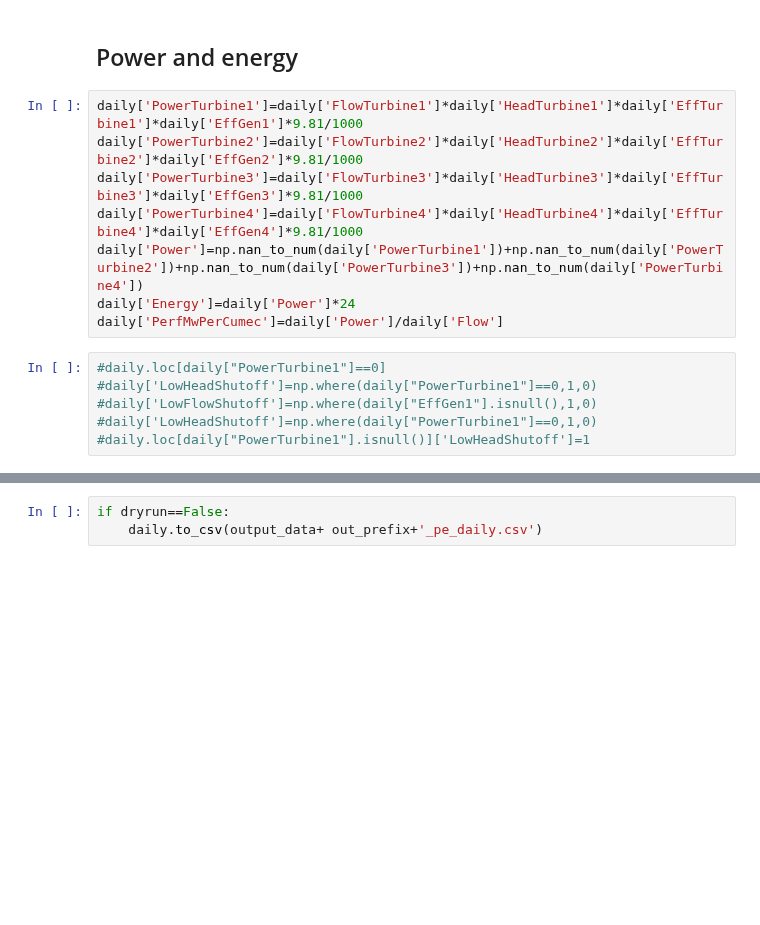
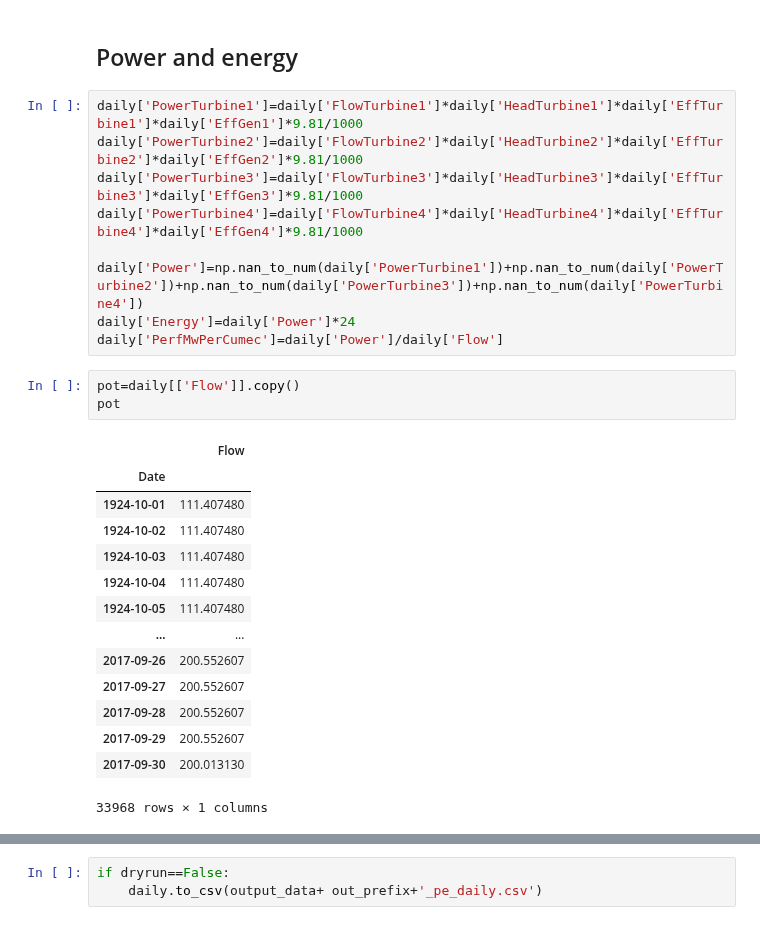
Before and after one commit to AndyFlem/ngonye-notepad, a Jupyter notebook: e_power_energy.ipynb, the cells around one changed output, grey strips where cells are left out. Saved outputs shown, nothing was run; the diff lists cells and outputs as text; blank space fills up the shorter version.

```diff
--- a/e_power_energy.ipynb
+++ b/e_power_energy.ipynb
@@ -463,12 +463,25 @@ daily['PowerTurbine1']=daily['FlowTurbine1']*daily['HeadTurbine1']*daily['EffTur
 daily['PowerTurbine2']=daily['FlowTurbine2']*daily['HeadTurbine2']*daily['EffTurbine2']*daily['EffGen2']*9.81/1000
 daily['PowerTurbine3']=daily['FlowTurbine3']*daily['HeadTurbine3']*daily['EffTurbine3']*daily['EffGen3']*9.81/1000
 daily['PowerTurbine4']=daily['FlowTurbine4']*daily['HeadTurbine4']*daily['EffTurbine4']*daily['EffGen4']*9.81/1000
+
 daily['Power']=np.nan_to_num(daily['PowerTurbine1'])+np.nan_to_num(daily['PowerTurbine2'])+np.nan_to_num(daily['PowerTurbine3'])+np.nan_to_num(daily['PowerTurbine4'])
 daily['Energy']=daily['Power']*24
 daily['PerfMwPerCumec']=daily['Power']/daily['Flow']
-# %%
-#daily.loc[daily["PowerTurbine1"]==0]
-#daily['LowHeadShutoff']=np.where(daily["PowerTurbine1"]==0,1,0)
-#daily['LowFlowShutoff']=np.where(daily["EffGen1"].isnull(),1,0)
-#daily['LowHeadShutoff']=np.where(daily["PowerTurbine1"]==0,1,0)
-#daily.loc[daily["PowerTurbine1"].isnull()]['LowHeadShutoff']=1
+# %%
+pot=daily[['Flow']].copy()
+pot
+# %% [output]
+|  | Flow |
+| Date |  |
+| 1924-10-01 | 111.407480 |
+| 1924-10-02 | 111.407480 |
+| 1924-10-03 | 111.407480 |
+| 1924-10-04 | 111.407480 |
+| 1924-10-05 | 111.407480 |
+| ... | ... |
+| 2017-09-26 | 200.552607 |
+| 2017-09-27 | 200.552607 |
+| 2017-09-28 | 200.552607 |
+| 2017-09-29 | 200.552607 |
+| 2017-09-30 | 200.013130 |
+33968 rows × 1 columns
```
Also changed, not shown: parts of 4 cells of this notebook, 16 other files.
